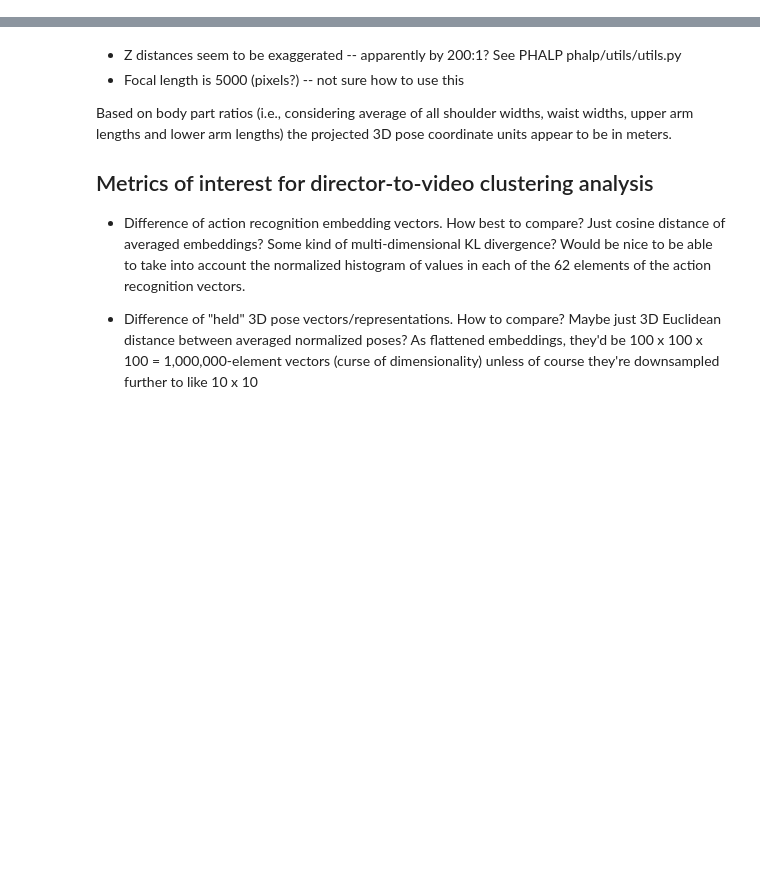
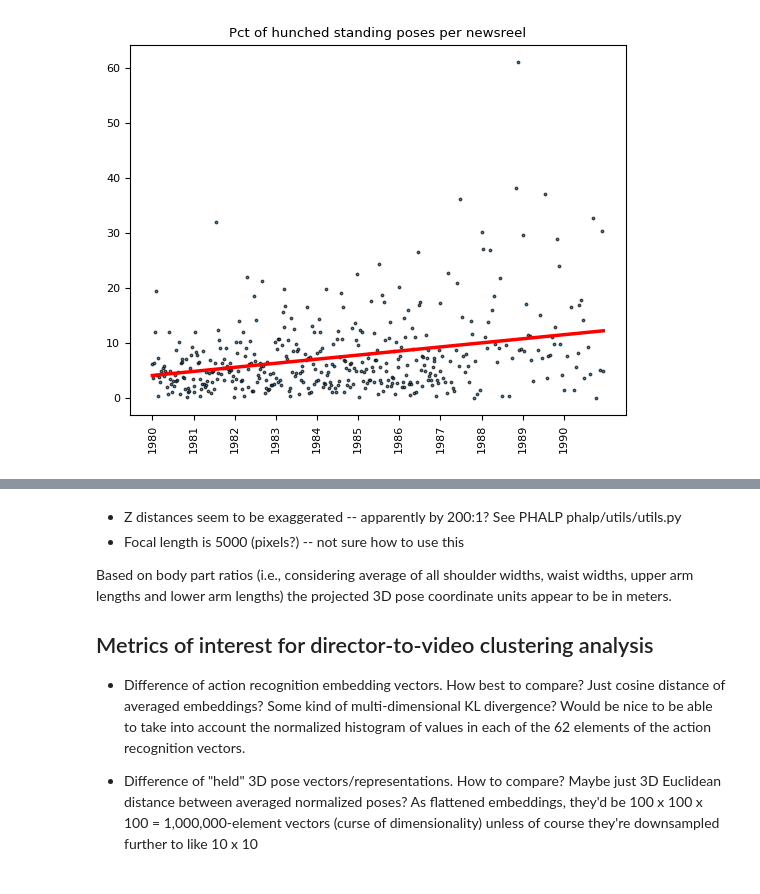
Before and after one commit to sul-cidr/mime, a Jupyter notebook: api/notebooks/pose_information_retrieval.ipynb, the cells around one changed output, grey strips where cells are left out. Cells and saved outputs as stored; diff of their text form; code cells hidden in the pictures; blank space fills up the shorter version.

Commit message:
Better viz of time series plots

```diff
--- a/api/notebooks/pose_information_retrieval.ipynb
+++ b/api/notebooks/pose_information_retrieval.ipynb
@@ -261,0 +273,5 @@ poses_df["coco13_angles3d"].head(5)
+# %%
+db = await MimeDb.create()
+newsreels = await db.get_available_videos()
+all_newsreels = sorted([nw['video_name'] for nw in newsreels])
+print(all_newsreels)
@@ -261,0 +343,10 @@ poses_df["coco13_angles3d"].head(5)
+# %%
+import pickle
+
+nw_corr_mvt = pickle.load(open("notebooks/nw_corr_mvt.pkl", "rb"))
+nw_pct_hunched = json.load(open("notebooks/nw_pct_hunched.json", "r", encoding="utf-8"))
+
+
+# json.dump(nw_pct_hunched, open("nw_pct_hunched.json", "w", encoding="utf-8"))
+# import pickle
+# pickle.dump(nw_corr_mvt, open("nw_corr_mvt.pkl", "wb"))
@@ -261,0 +373,67 @@ poses_df["coco13_angles3d"].head(5)
+# %%
+nw_ids = [ '{0:.2f}'.format(float(n.split('_')[0] + '.' + n.split('_')[1])) for n in all_newsreels ]
+
+reels_per_year = {}
+max_reel_per_year = {}
+for nw in nw_ids:
+    year = int(nw.split('.')[0])
+    ed = int(nw.split('.')[1])
+
+    if year not in max_reel_per_year:
+        max_reel_per_year[year] = ed
+        reels_per_year[year] = [ed]
+    else:
+        max_reel_per_year[year] = max(max_reel_per_year[year], ed)
+        reels_per_year[year].append(ed)
+
+print(max_reel_per_year)
+total_reels_per_year = { year: len(reels_per_year[year]) for year in reels_per_year}
+
+print(total_reels_per_year)
+
+nw_x = []
+for nw in nw_ids:
+    year = int(nw.split('.')[0])
+    ed = int(nw.split('.')[1])
+    step = (ed-1) / max_reel_per_year[year]
+    nw_x.append(year + step - 1980)
+
+print(nw_x)
+
+nw_x_ints = [int(math.floor(x)) for x in nw_x]
+
+print(nw_x_ints)
+
+xticks = []
+nw_year_ticks = []
+prev_year = ""
+for n, nw_label in enumerate(nw_ids):
+    year = nw_label.split(".")[0]
+    if year != prev_year:
+        xticks.append(nw_x[n])
+        nw_year_ticks.append(year)
+        prev_year = year
+
+hunch_y = [nw_pct_hunched[vn] for vn in nw_pct_hunched]
+corr_mvt_y = [nw_corr_mvt[vn] for vn in nw_corr_mvt]
+
+plt.scatter(nw_x, hunch_y, alpha=0.7, s=3, edgecolors="k")
+b, a = np.polyfit(nw_x, hunch_y, deg=1)
+ax = plt.gca()
+ax.plot(nw_x, a + b * np.array(nw_x), color="r", lw=2.5)
+ax.set_xticks(xticks, labels=nw_year_ticks)
+plt.xticks(rotation=90)
+ax.set_title("Pct of hunched standing poses per newsreel")
+plt.savefig("pct_hunched.png")
+plt.show()
+
+plt.scatter(nw_x, corr_mvt_y, alpha=0.7, s=3, edgecolors="k")
+b, a = np.polyfit(nw_x, corr_mvt_y, deg=1)
+ax = plt.gca()
+ax.plot(nw_x, a + b * np.array(nw_x), color="r", lw=2.5)
+ax.set_xticks(xticks, labels=nw_year_ticks)
+plt.xticks(rotation=90)
+ax.set_title("Avg correlated (simultaneous) joint motion per newsreel")
+plt.savefig("corr_motion.png")
+plt.show()
+# %% [output]
@@ -261,0 +444 @@ poses_df["coco13_angles3d"].head(5)
+[figure, added]
```
Also changed, not shown: parts of 10 cells of this notebook.
